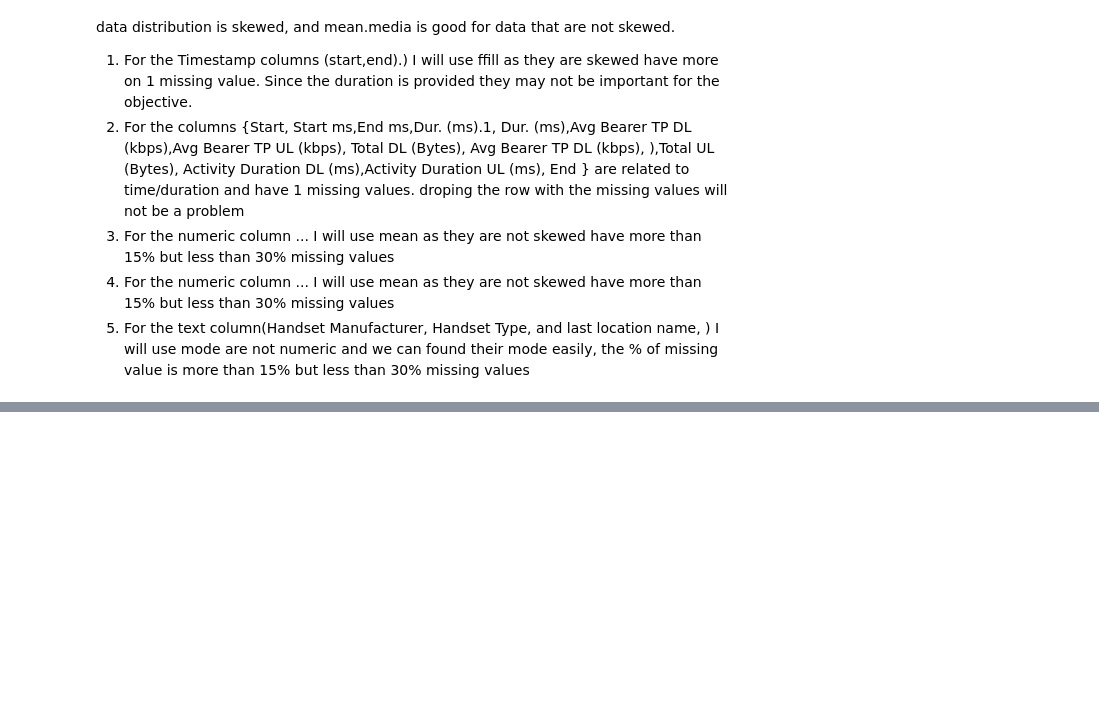
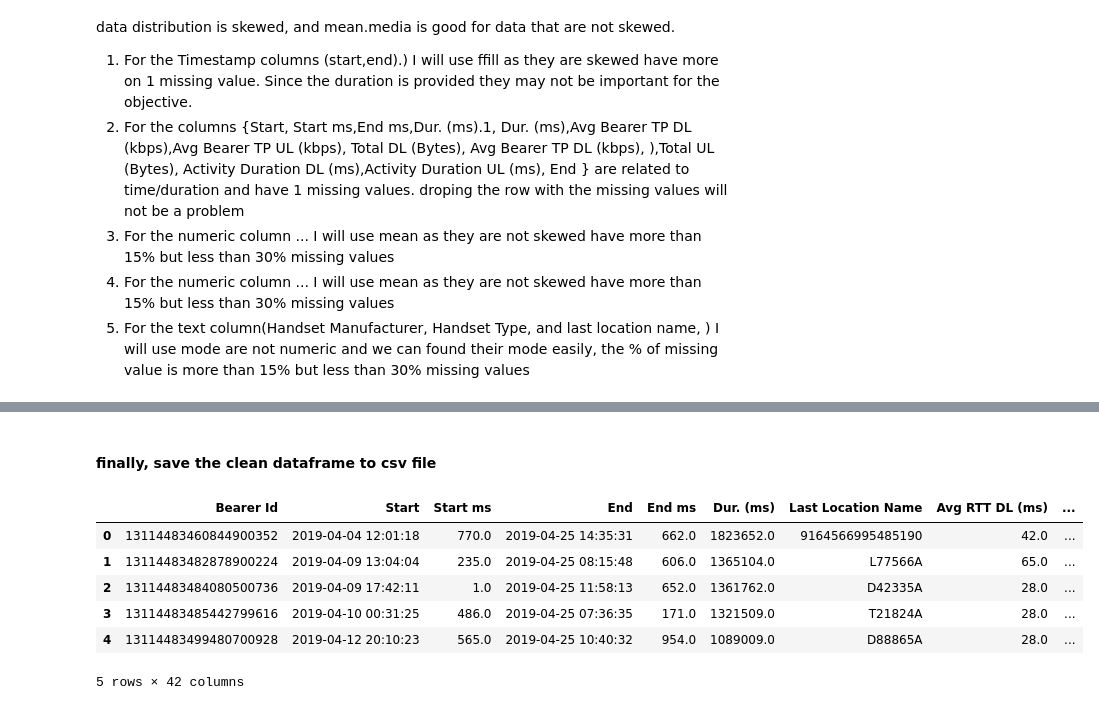
Before and after one commit to degagawolde/User-Analytics-Telecommunication-Industry, a Jupyter notebook: notebook/Data-Cleaning-Transforming-Extraction.ipynb, the cells around one changed output, grey strips where cells are left out. Saved outputs shown, nothing was run; the diff lists cells and outputs as text; code cells hidden in the pictures; blank space fills up the shorter version.

```diff
--- a/notebook/Data-Cleaning-Transforming-Extraction.ipynb
+++ b/notebook/Data-Cleaning-Transforming-Extraction.ipynb
@@ -277,0 +351,2 @@ df_clean['Nb of sec with Vol DL < 6250B'] = fix_missing_bfill(
+# %% [markdown]
+#### finally, save the clean dataframe to csv file
@@ -277,0 +355,11 @@ df_clean['Nb of sec with Vol DL < 6250B'] = fix_missing_bfill(
+# %%
+df_clean = pd.read_csv('../data/clean_data.csv')
+df_clean.head()
+# %% [output]
+|  | Bearer Id | Start | Start ms | End | End ms | Dur. (ms) | Last Location Name | Avg RTT DL (ms) | ... |
+| 0 | 13114483460844900352 | 2019-04-04 12:01:18 | 770.0 | 2019-04-25 14:35:31 | 662.0 | 1823652.0 | 9164566995485190 | 42.0 | ... |
+| 1 | 13114483482878900224 | 2019-04-09 13:04:04 | 235.0 | 2019-04-25 08:15:48 | 606.0 | 1365104.0 | L77566A | 65.0 | ... |
+| 2 | 13114483484080500736 | 2019-04-09 17:42:11 | 1.0 | 2019-04-25 11:58:13 | 652.0 | 1361762.0 | D42335A | 28.0 | ... |
+| 3 | 13114483485442799616 | 2019-04-10 00:31:25 | 486.0 | 2019-04-25 07:36:35 | 171.0 | 1321509.0 | T21824A | 28.0 | ... |
+| 4 | 13114483499480700928 | 2019-04-12 20:10:23 | 565.0 | 2019-04-25 10:40:32 | 954.0 | 1089009.0 | D88865A | 28.0 | ... |
+5 rows × 42 columns
```
Also changed, not shown: parts of 20 cells of this notebook, 3 other files.
